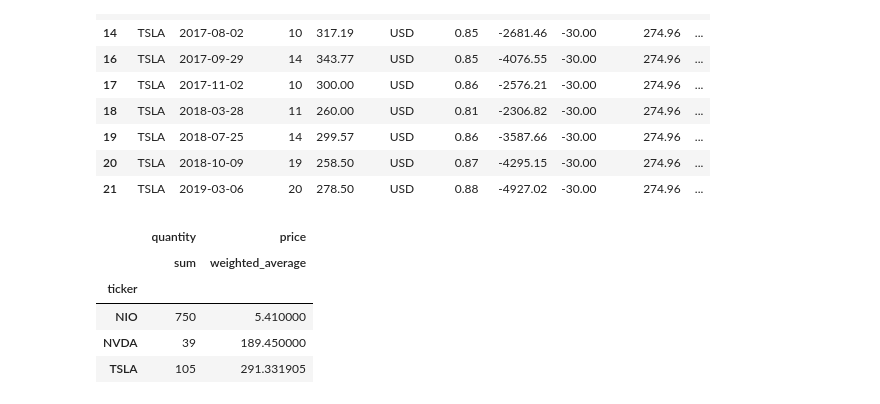
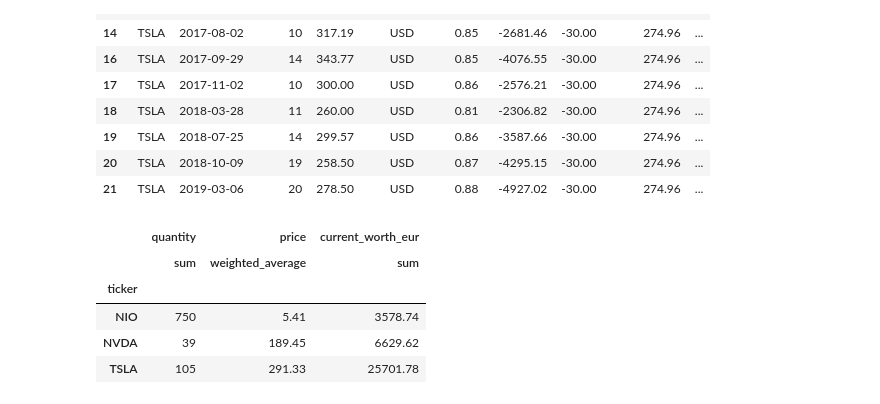
Before and after one commit to rteuwens/investment_portfolio, a Jupyter notebook: calculate_capital_gains.ipynb, the cells around one changed output. Cells and saved outputs as stored; diff of their text form; code cells hidden in the pictures.

```diff
--- a/calculate_capital_gains.ipynb
+++ b/calculate_capital_gains.ipynb
@@ -18,7 +27,9 @@ c = CurrencyRates()
 """ helper functions """
 
 def get_fx(base, symbol, date):
-    """ writing our own currency converter function, as a backup for forex-python (it has been down before)
+    """ writing our own currency converter function, as a backup for forex-python
+        (it has been down before)
+
         https://ratesapi.io/documentation/
     """
 
@@ -33,7 +44,9 @@ def get_fx(base, symbol, date):
             raise TypeError('The date argument needs a datetime object')
 
         # Making the request and isolating the fx rate
-        URL = 'https://api.ratesapi.io/api/{}?base={}&symbols={}'.format(date, base.upper(), symbol.upper())
+        URL = 'https://api.ratesapi.io/api/{}?base={}&symbols={}'.format(date,
+                                                                         base.upper(),
+                                                                         symbol.upper())
         r = requests.get(url=URL)
         data = r.json()
         rate = data['rates']
@@ -182,21 +214,4 @@ cap
 # %%
-""" Calculating profit on each sale
-
-    Strategy:
-        In order of priority: Minimize the amount going to taxes, then maximize capital gains.
-
-    Approach:
-        Run through timeline chronologically, adding positions to the portfolio state.
-        When there is a sale:
-            1) Isolate preceding buys of same ticker
-            2) Categorize:
-                if > 6 months ago -> taxable = False
-                if < 6 months ago -> = speculative income -> taxable = True
-            3) Sort by taxable, purchasing price
-            4) subtract sale units until 0, starting with > 6 months, lowest price
-            5) update portfolio state so the next sale doesn't feed from wrong data
-"""
-
 # Work in a new copy & sort chronologically per ticker
 portfolio = thr.sort_values(by=['ticker', 'trade_date']).reset_index(drop=True)
 portfolio.index += 1
@@ -206,7 +221,8 @@ portfolio = portfolio.drop(['cash_eur'], axis=1)
 portfolio['taxable'] = np.nan
 
 # Immutable container for each of our sales, which we will pour into a dataframe and groupby at a later time
-Sale = namedtuple('Sale', ['ticker', 'year', 'taxable', 'units', 'buying_price', 'selling_price', 'cap_eur', 'tarif', 'fees'])
+Sale = namedtuple('Sale', ['ticker', 'year', 'taxable', 'units', 'buying_price',
+                           'selling_price', 'cap_eur', 'tarif', 'fees', 'performance'])
 
 # Initiating some variables
 sales, positions, remaining_portfolio =  [], [], []
@@ -256,6 +272,12 @@ for index, row in portfolio.iterrows():
             tarif_sale = units / abs(row.quantity) * row.tarif
             tarif = tarif_position + tarif_sale
 
+            # Calculating the performance of each sale, based on the after-tarif return on the investment
+            perf =  (units * row.price * row.fx_to_eur) + tarif
+            perf /= (units * position.price * position.fx_to_eur)
+            perf -= 1
+            perf *= 100
+
             # Log the sale
             sale = Sale(ticker=row.ticker,
                         year=row.fiscal_year,
@@ -265,7 +287,8 @@ for index, row in portfolio.iterrows():
                         selling_price=row.price,
                         cap_eur=gain,
                         tarif=tarif,
-                        fees=0)
+                        fees=0,
+                        performance='{0:.2f}%'.format(perf))
             sales.append(sale)
 
             # Adjust the remaining units in the position and sale
@@ -367,22 +397,24 @@ pos
 # %%
 """ Average acquisition prices """
 
 # Lambda function to compute the weighted average:
 wa = lambda x: np.average(x, weights=pos.loc[x.index, 'quantity'])
 
 # Use the lambda function below
 aggs = {
-    'quantity': ['sum'],
-    'price': {'weighted_average' : wa}
+    'quantity': 'sum',
+    'price': {'weighted_average' : wa},
+    'current_worth_eur': 'sum'
 }
 
 # Groupby and aggregate
 aap = pos.groupby(['ticker']).agg(aggs)
+aap = aap.round(2)
 aap
 # %% [output]
-|  | quantity | price |
-|  | sum | weighted_average |
-| ticker |  |  |
-| NIO | 750 | 5.410000 |
-| NVDA | 39 | 189.450000 |
-| TSLA | 105 | 291.331905 |
+|  | quantity | price | current_worth_eur |
+|  | sum | weighted_average | sum |
+| ticker |  |  |  |
+| NIO | 750 | 5.41 | 3578.74 |
+| NVDA | 39 | 189.45 | 6629.62 |
+| TSLA | 105 | 291.33 | 25701.78 |
```
Also changed, not shown: parts of 11 cells of this notebook, 1 other file.
